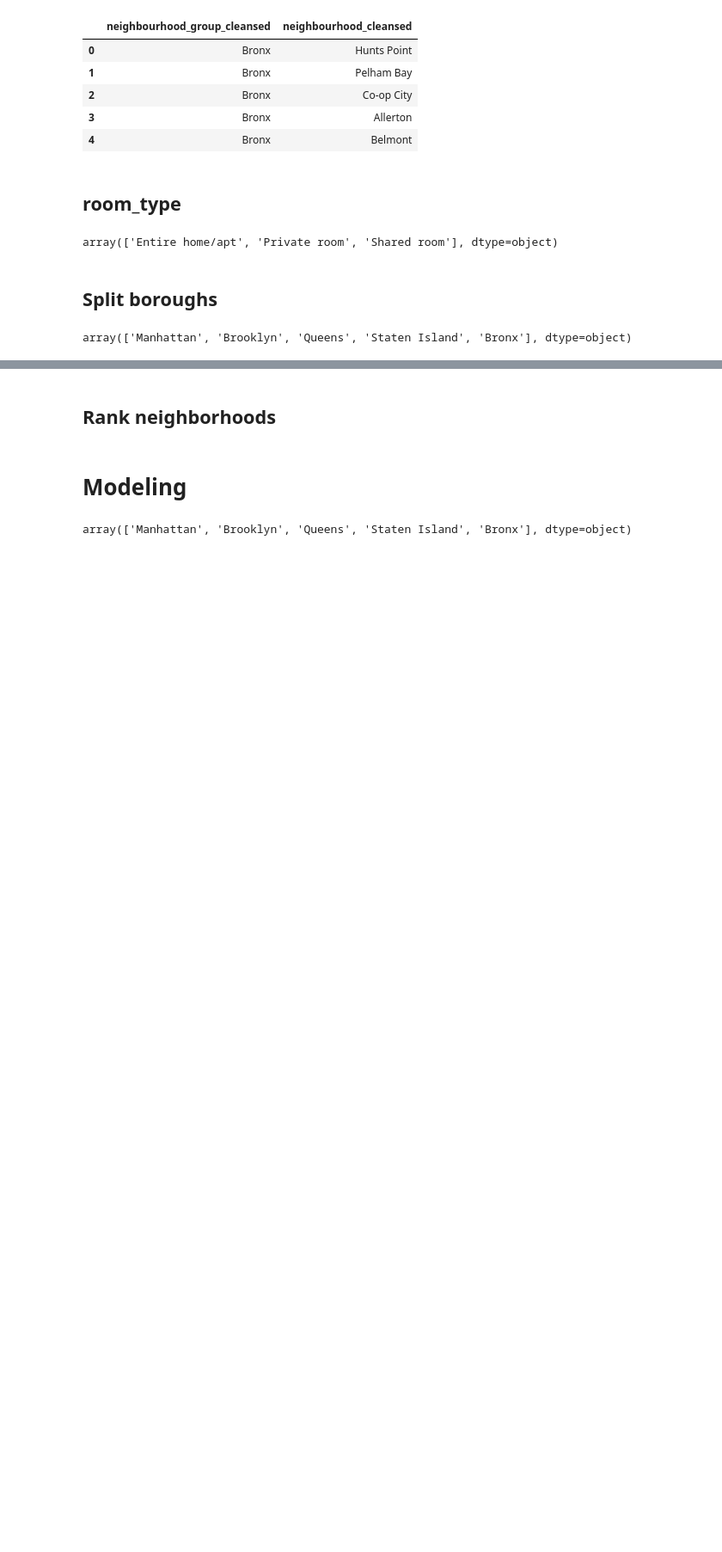
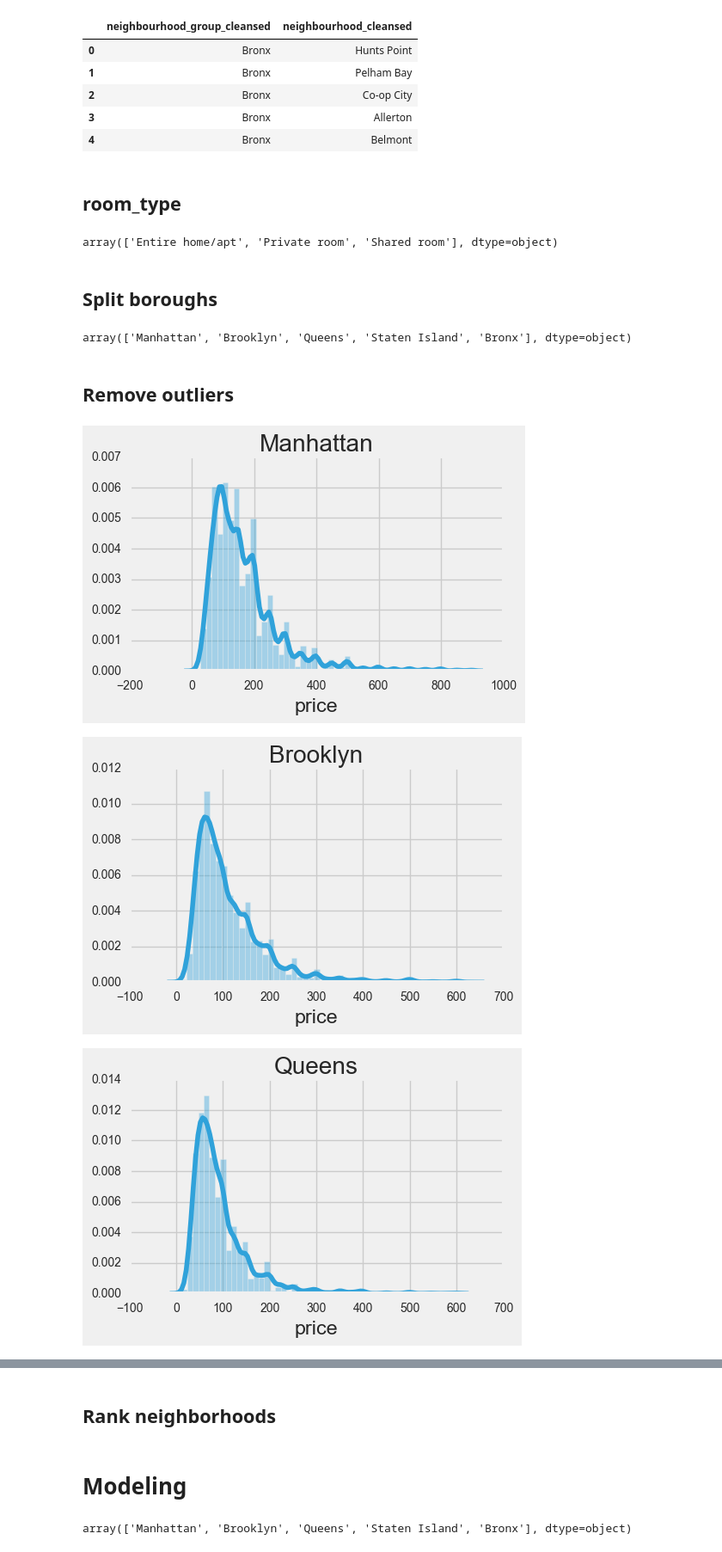
Before and after one commit to Vkuruganti/hackathon-airbnb, a Jupyter notebook: python-code/initial-exploration-listing.ipynb, the cells around one changed output, grey strips where cells are left out. Shown at 86% size. Drawn from its saved outputs; the diff is of its cells as text; code cells hidden in the pictures; blank space fills up the shorter version.

```diff
--- a/python-code/initial-exploration-listing.ipynb
+++ b/python-code/initial-exploration-listing.ipynb
@@ -163,2 +163,13 @@ bronx = df3[df3["neighbourhood_group_cleansed"] == boroughs[4]].copy()
 # %%
 b_list = [manhattan, brooklyn, queens, staten, bronx]
+# %% [markdown]
+## Remove outliers
+# %%
+new_b = []
+for i in b_list:
+    i_mean = i["price"].mean()
+    i_std = i["price"].std()
+    i["drop"] = i["price"].map(lambda x: 0 if (x >= (i_mean - (3*i_std)) and x <= (i_mean + (3*i_std))) else 1)
+    i = i[i["drop"]==0].copy()
+    i.drop("drop", axis=1, inplace=True)
+    new_b.append(i)
@@ -166,3 +179,12 @@ b_list = [manhattan, brooklyn, queens, staten, bronx]
 for i, j in enumerate(boroughs):
     with open(j.lower().replace(" ", "_")+"df.pkl", "w") as p:
         pickle.dump(b_list[i], p)
+# %%
+for i, j in enumerate(b_list):
+    sns.distplot(j["price"]);
+    plt.title(boroughs[i]);
+    plt.show();
+# %% [output]
+[figure, added]
+[figure, added]
+[figure, added]
```
Also changed, not shown: parts of 23 cells of this notebook, 12 other files.
